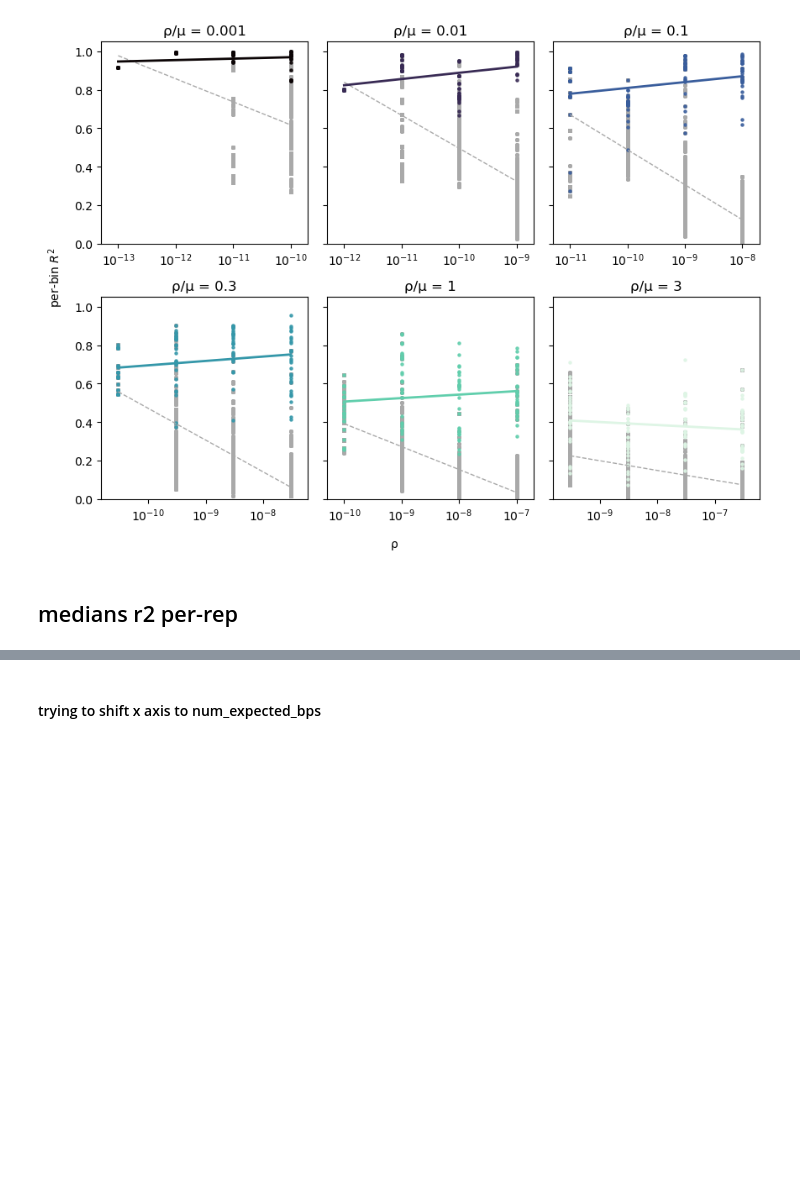
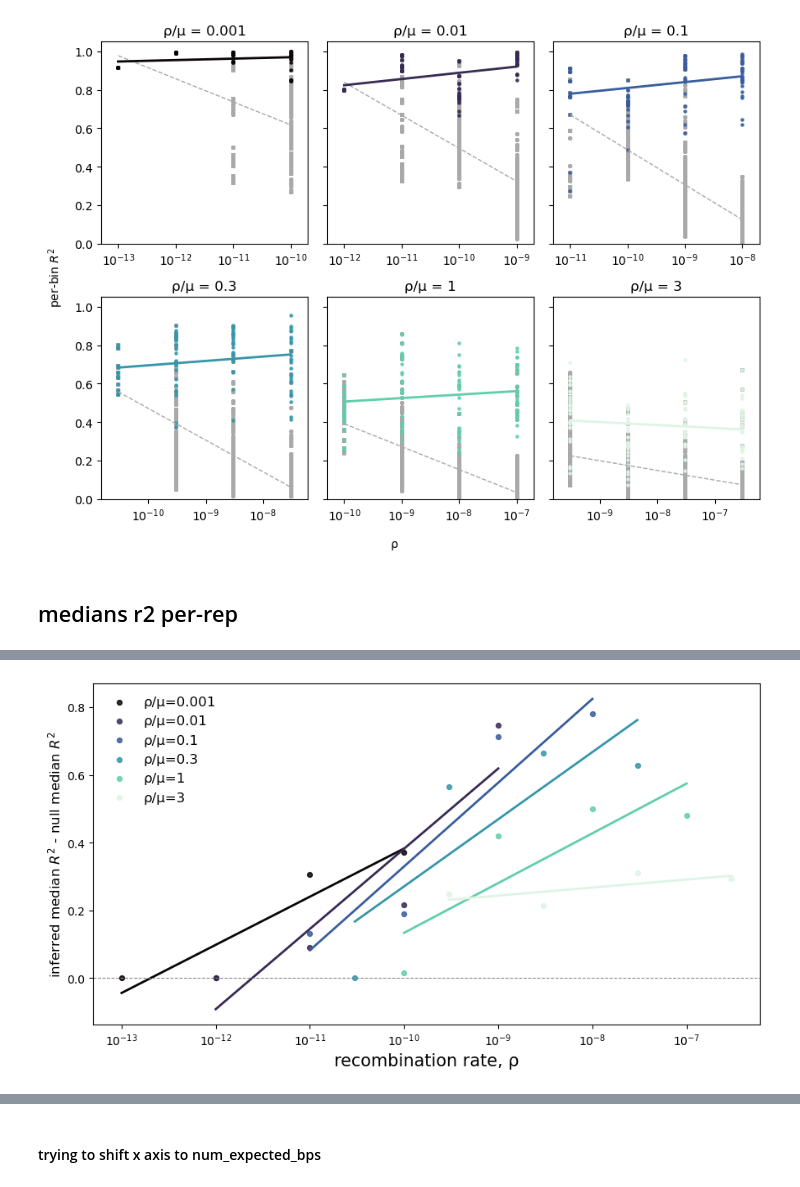
Before and after one commit to blab/bacterial-args, a Jupyter notebook: sweep/base/make_plots.ipynb, the cells around one changed output, grey strips where cells are left out. Saved outputs shown, nothing was run; the diff lists cells and outputs as text; code cells hidden in the pictures; blank space fills up the shorter version.

```diff
--- a/sweep/base/make_plots.ipynb
+++ b/sweep/base/make_plots.ipynb
@@ -949,0 +939,75 @@ plt.show()
+# %%
+fig, ax = plt.subplots(figsize=(9, 5))
+
+# colormap for different pm values
+cmap = plt.get_cmap("mako")
+pm_values = [0.001, 0.01, 0.1, 0.3, 1.0, 3.0]
+colors = cmap(np.linspace(0, 1, len(pm_values)))
+
+# aggregate so theres 1 row per (pm, rr) combo
+inf_fit = (inf_s.groupby(["pm", "rr"], as_index=False).agg(median_r2=("median_r2", "median")))
+
+null_fit = (null_s.groupby(["pm", "rr"], as_index=False).agg(median_r2=("median_r2", "median")))
+
+inf_fit['delta'] = inf_fit['median_r2'] - null_fit['median_r2']
+
+# plot per pm
+for pm, color in zip(pm_values, colors):
+    # inferred
+    sub_i = inf_fit[np.isclose(inf_fit["pm"], pm)]
+    if len(sub_i):
+        ax.scatter(
+            sub_i["rr"], sub_i["delta"],
+            s=18, alpha=0.85, color=color,
+            label=f"ρ/μ={pm:g}"
+        )
+        if len(sub_i) >= 2:
+            lx = np.log(sub_i["rr"].to_numpy())
+            y = sub_i["delta"].to_numpy()
+            m, b = np.polyfit(lx, y, 1)
+            log_x = np.linspace(lx.min(), lx.max(), 200)
+            ax.plot(np.exp(log_x), m * log_x + b, color=color, lw=2)
+
+    # # null (same color, lower alpha)
+    # sub_n = null_fit[np.isclose(null_fit["pm"], pm)]
+    # if len(sub_n):
+    #     ax.scatter(
+    #         sub_n["rr"], sub_n["median_r2"],
+    #         s=14, alpha=0.18, color='grey'#,
+    #        # label=f"null ρ/μ={pm:g}"
+    #     )
+
+    # if len(null_all):
+    #     ax.scatter(
+    #         null_s["rr"], null_s["median_r2"],
+    #         s=12, alpha=0.75, c="lightgrey", label="null (permuted bins)"
+    #     )
+        # if len(sub_n) >= 2:
+        #     lx = np.log(sub_n["rr"].to_numpy())
+        #     y = sub_n["median_r2"].to_numpy()
+        #     m, b = np.polyfit(lx, y, 1)
+        #     log_x = np.linspace(lx.min(), lx.max(), 200)
+        #     ax.plot(np.exp(log_x), m * log_x + b, color=color, lw=1, ls="--", alpha=0.35)
+
+plt.axhline(0, color = 'grey', lw = .75, ls='--')
+
+# fmt axes
+ax.set_xscale("log")
+ax.xaxis.set_minor_locator(ticker.NullLocator())
+#ax.set_ylim(0, 1.05)
+
+# x limits from inferred, else use null
+all_rr = inf_fit["rr"] if len(inf_fit) else null_fit["rr"]
+ax.set_xlim(all_rr.min() * 0.5, all_rr.max() * 2.0)
+
+ax.set_xlabel("recombination rate, ρ", fontsize=15)
+ax.set_ylabel("inferred median $R^2$ - null median $R^2$", fontsize=12)
+
+
+ax.legend(frameon=False, fontsize=12, loc="upper left", ncol=1)
+
+fig.tight_layout()
+#plt.savefig("delta_median_r2.png")
+plt.show()
+# %% [output]
+[figure, added]
```
Also changed, not shown: parts of 16 cells of this notebook, 4 other files.
